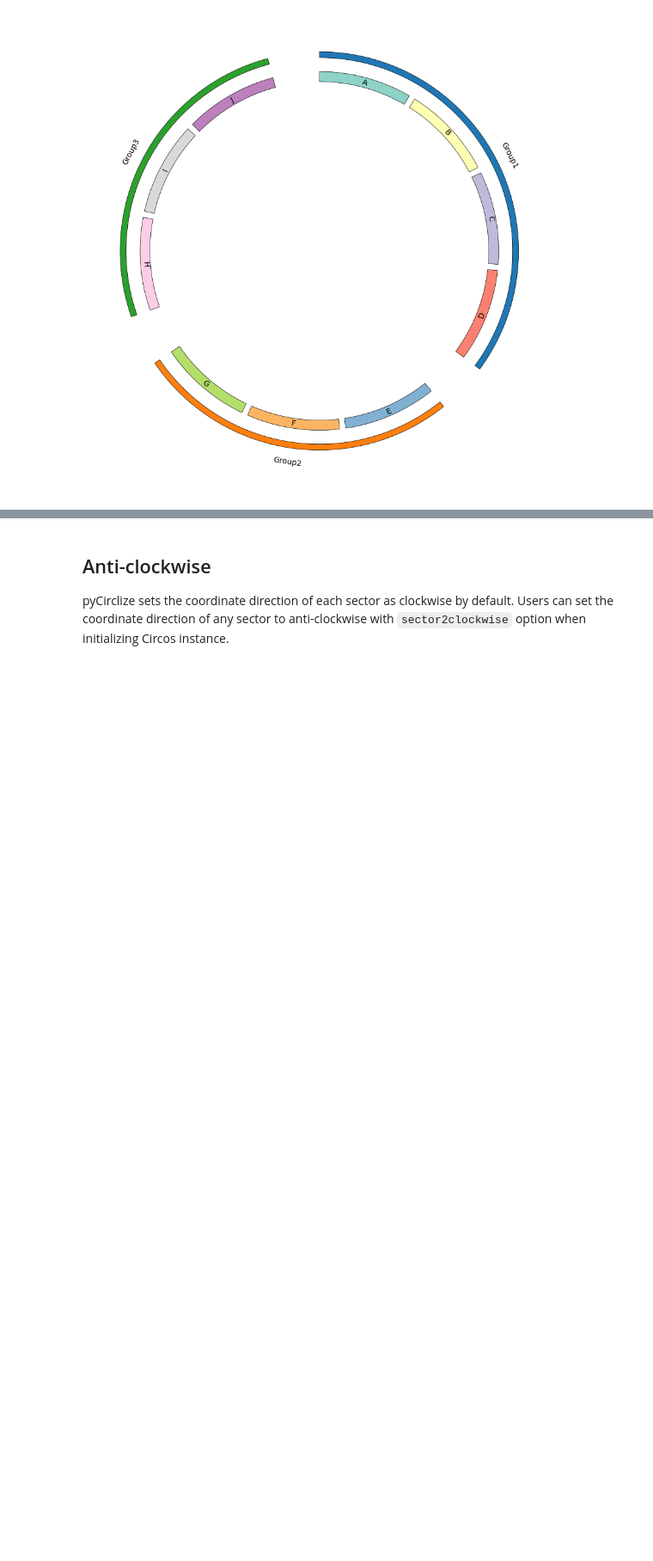
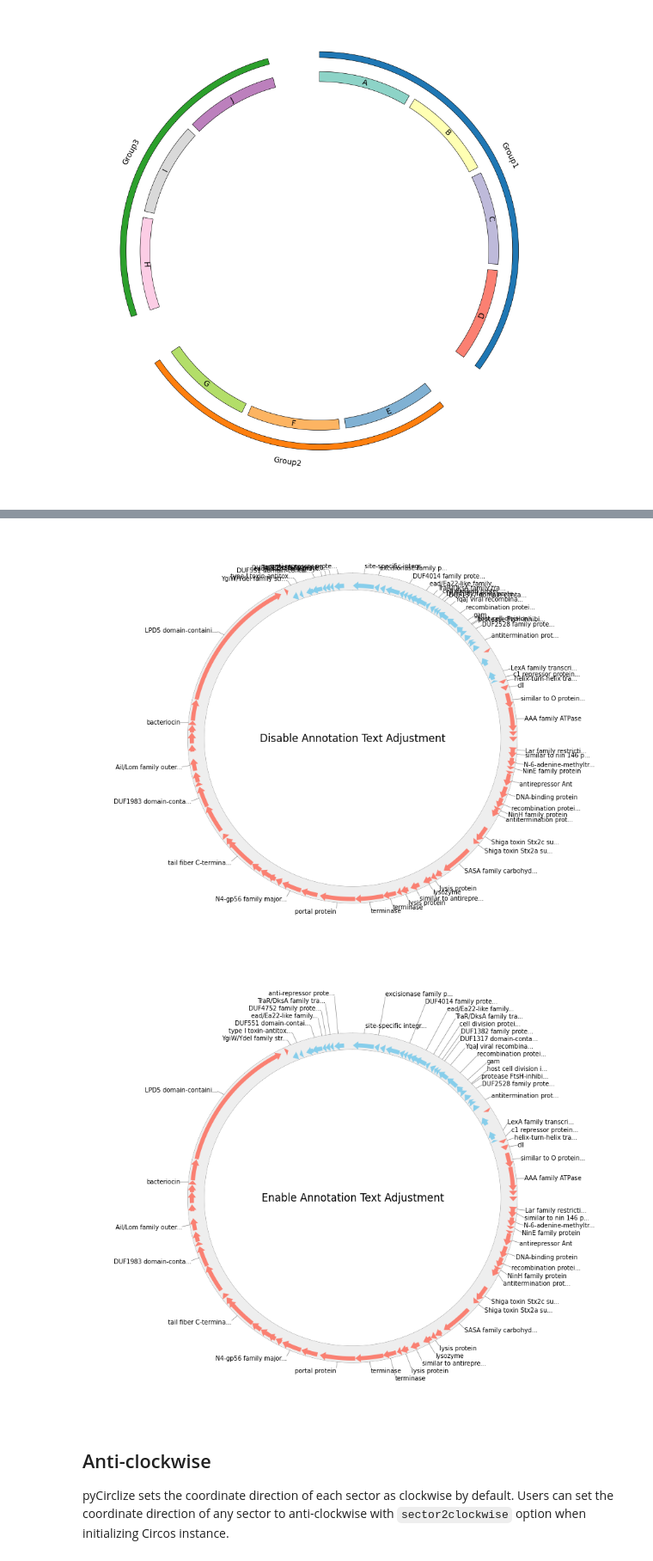
Before and after one commit to moshi4/pyCirclize, a Jupyter notebook: docs/plot_tips.ipynb, the cells around one changed output, grey strips where cells are left out. Shown at 86% size. Cells and saved outputs as stored; diff of their text form; code cells hidden in the pictures; blank space fills up the shorter version.

Commit message:
Update docs for `track.annotate()`

```diff
--- a/docs/plot_tips.ipynb
+++ b/docs/plot_tips.ipynb
@@ -101,3 +106,48 @@ fig = circos.plotfig()
+# %%
+from pycirclize import Circos, config
+from pycirclize.parser import Gff
+from pycirclize.utils import load_prokaryote_example_file
+
+gff_file = load_prokaryote_example_file("enterobacteria_phage.gff")
+gff = Gff(gff_file)
+
+seqid2size = gff.get_seqid2size()
+space = 0 if len(seqid2size) == 1 else 2
+circos = Circos(sectors=seqid2size, space=space)
+
+seqid2features = gff.get_seqid2features(feature_type="CDS")
+for sector in circos.sectors:
+    cds_track = sector.add_track((90, 100))
+    cds_track.axis(fc="#EEEEEE", ec="none")
+    cds_track.grid(2, color="black")
+
+    features = seqid2features[sector.name]
+    for feature in features:
+        # Plot CDS feature
+        if feature.location.strand == 1:
+            cds_track.genomic_features(feature, plotstyle="arrow", r_lim=(95, 100), fc="salmon")
+        else:
+            cds_track.genomic_features(feature, plotstyle="arrow", r_lim=(90, 95), fc="skyblue")
+        # Plot feature annotation label
+        start, end = int(feature.location.start), int(feature.location.end)
+        label_pos = (start + end) / 2
+        label = feature.qualifiers.get("product", [""])[0]
+        if label == "" or label.startswith("hypothetical"):
+            continue
+        cds_track.annotate(label_pos, label, label_size=7)
+
+# Disable annotation text adjustment
+config.ann_adjust.enable = False
+fig = circos.plotfig()
+_ = circos.ax.text(0, 0, "Disable Annotation Text Adjustment", size=12, va="center", ha="center")
+
+# Enable annotation text adjustment (Default)
+config.ann_adjust.enable = True
+fig = circos.plotfig()
+_ = circos.ax.text(0, 0, "Enable Annotation Text Adjustment", size=12, va="center", ha="center")
+# %% [output]
+[figure, added]
+[figure, added]
 # %% [markdown]
 ## Anti-clockwise
 
```
Also changed, not shown: parts of 1 cell of this notebook.
